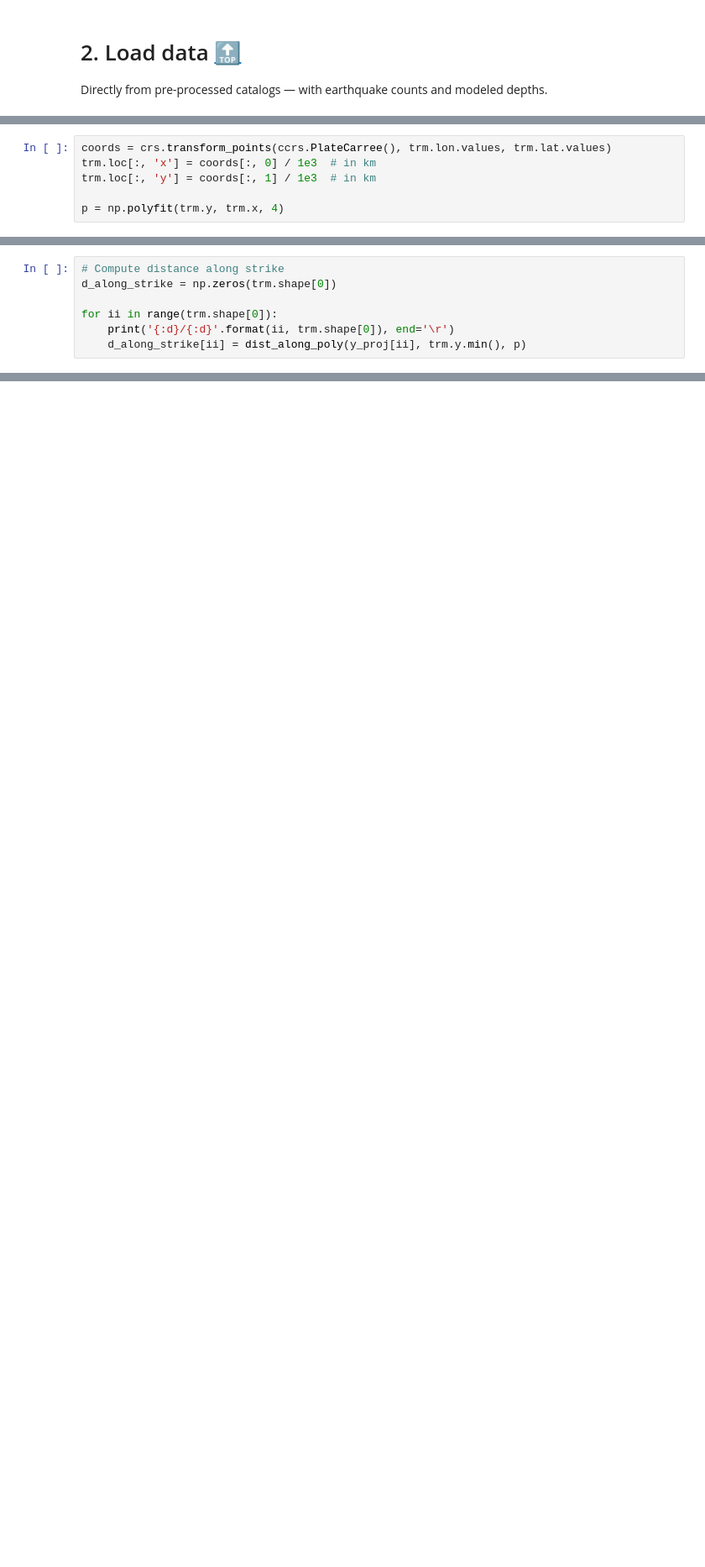
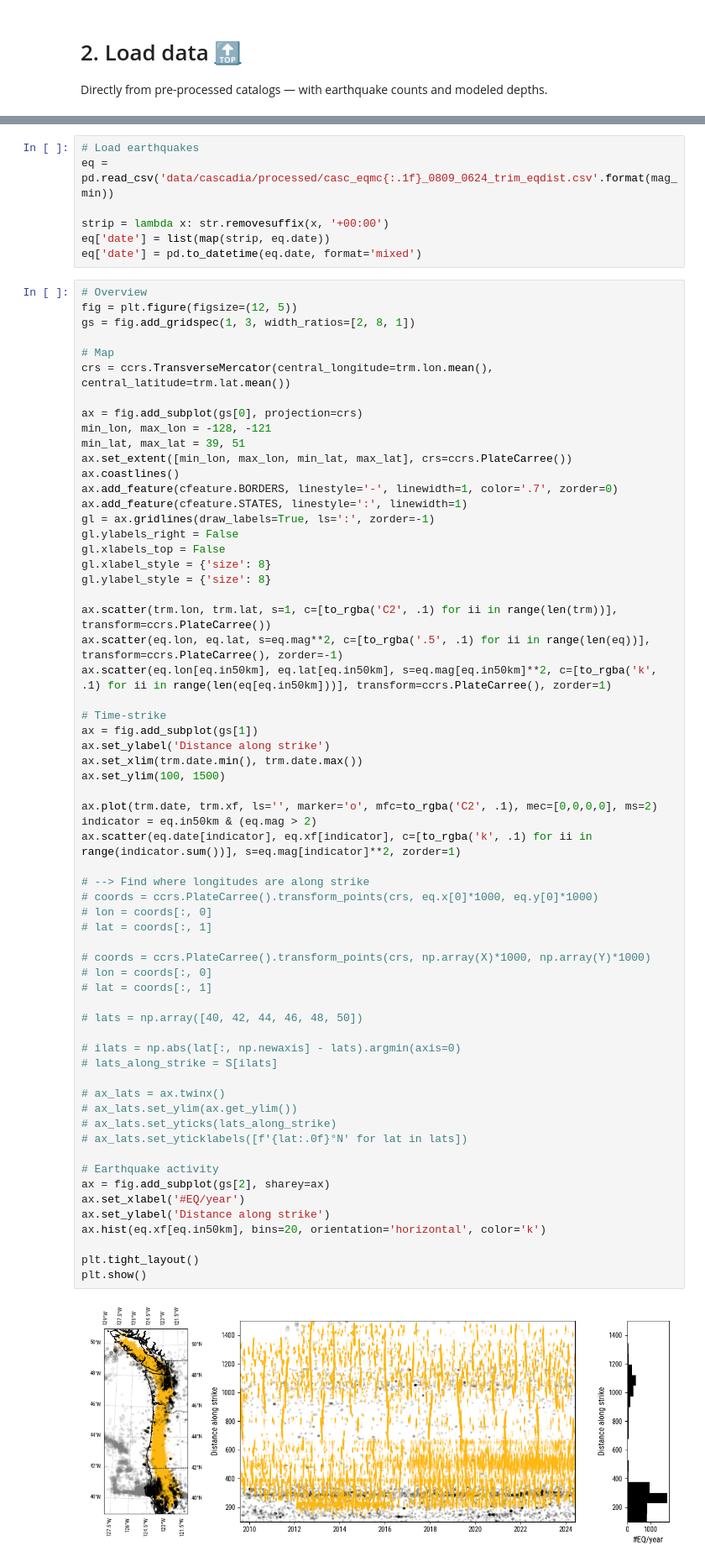
Before and after one commit to gfarge/tremor_v_eq, a Jupyter notebook: cascadia_synch.ipynb, the cells around one changed output, grey strips where cells are left out. Shown at 84% size. Drawn from its saved outputs; the diff is of its cells as text; blank space fills up the shorter version.

```diff
--- a/cascadia_synch.ipynb
+++ b/cascadia_synch.ipynb
@@ -68,6 +51,0 @@ Datum: Unknown based on WGS 84 ellipsoid
-# %%
-coords = crs.transform_points(ccrs.PlateCarree(), trm.lon.values, trm.lat.values)
-trm.loc[:, 'x'] = coords[:, 0] / 1e3  # in km
-trm.loc[:, 'y'] = coords[:, 1] / 1e3  # in km
-
-p = np.polyfit(trm.y, trm.x, 4)
@@ -160,7 +51,0 @@ plt.show()
-# %%
-# Compute distance along strike
-d_along_strike = np.zeros(trm.shape[0])
-
-for ii in range(trm.shape[0]):
-    print('{:d}/{:d}'.format(ii, trm.shape[0]), end='\r')
-    d_along_strike[ii] = dist_along_poly(y_proj[ii], trm.y.min(), p)
@@ -182,0 +52,71 @@ plt.show()
+# %%
+# Load earthquakes
+eq = pd.read_csv('data/cascadia/processed/casc_eqmc{:.1f}_0809_0624_trim_eqdist.csv'.format(mag_min))
+
+strip = lambda x: str.removesuffix(x, '+00:00')
+eq['date'] = list(map(strip, eq.date))
+eq['date'] = pd.to_datetime(eq.date, format='mixed')
+# %%
+# Overview
+fig = plt.figure(figsize=(12, 5))
+gs = fig.add_gridspec(1, 3, width_ratios=[2, 8, 1])
+
+# Map
+crs = ccrs.TransverseMercator(central_longitude=trm.lon.mean(), central_latitude=trm.lat.mean())
+
+ax = fig.add_subplot(gs[0], projection=crs)
+min_lon, max_lon = -128, -121
+min_lat, max_lat = 39, 51
+ax.set_extent([min_lon, max_lon, min_lat, max_lat], crs=ccrs.PlateCarree())
+ax.coastlines()
+ax.add_feature(cfeature.BORDERS, linestyle='-', linewidth=1, color='.7', zorder=0)
+ax.add_feature(cfeature.STATES, linestyle=':', linewidth=1)
+gl = ax.gridlines(draw_labels=True, ls=':', zorder=-1)
+gl.ylabels_right = False
+gl.xlabels_top = False
+gl.xlabel_style = {'size': 8}
+gl.ylabel_style = {'size': 8}
+
+ax.scatter(trm.lon, trm.lat, s=1, c=[to_rgba('C2', .1) for ii in range(len(trm))], transform=ccrs.PlateCarree())
+ax.scatter(eq.lon, eq.lat, s=eq.mag**2, c=[to_rgba('.5', .1) for ii in range(len(eq))], transform=ccrs.PlateCarree(), zorder=-1)
+ax.scatter(eq.lon[eq.in50km], eq.lat[eq.in50km], s=eq.mag[eq.in50km]**2, c=[to_rgba('k', .1) for ii in range(len(eq[eq.in50km]))], transform=ccrs.PlateCarree(), zorder=1)
+
+# Time-strike
+ax = fig.add_subplot(gs[1])
+ax.set_ylabel('Distance along strike')
+ax.set_xlim(trm.date.min(), trm.date.max())
+ax.set_ylim(100, 1500)
+
+ax.plot(trm.date, trm.xf, ls='', marker='o', mfc=to_rgba('C2', .1), mec=[0,0,0,0], ms=2)
+indicator = eq.in50km & (eq.mag > 2)
+ax.scatter(eq.date[indicator], eq.xf[indicator], c=[to_rgba('k', .1) for ii in range(indicator.sum())], s=eq.mag[indicator]**2, zorder=1)
+
+# --> Find where longitudes are along strike
+# coords = ccrs.PlateCarree().transform_points(crs, eq.x[0]*1000, eq.y[0]*1000)
+# lon = coords[:, 0]
+# lat = coords[:, 1]
+
+# coords = ccrs.PlateCarree().transform_points(crs, np.array(X)*1000, np.array(Y)*1000)
+# lon = coords[:, 0]
+# lat = coords[:, 1]
+
+# lats = np.array([40, 42, 44, 46, 48, 50])
+
+# ilats = np.abs(lat[:, np.newaxis] - lats).argmin(axis=0)
+# lats_along_strike = S[ilats]
+
+# ax_lats = ax.twinx()
+# ax_lats.set_ylim(ax.get_ylim())
+# ax_lats.set_yticks(lats_along_strike)
+# ax_lats.set_yticklabels([f'{lat:.0f}°N' for lat in lats])
+
+# Earthquake activity
+ax = fig.add_subplot(gs[2], sharey=ax)
+ax.set_xlabel('#EQ/year')
+ax.set_ylabel('Distance along strike')
+ax.hist(eq.xf[eq.in50km], bins=20, orientation='horizontal', color='k')
+
+plt.tight_layout()
+plt.show()
+# %% [output]
+[figure, added]
```
Also changed, not shown: parts of 23 cells of this notebook, 21 other files.
